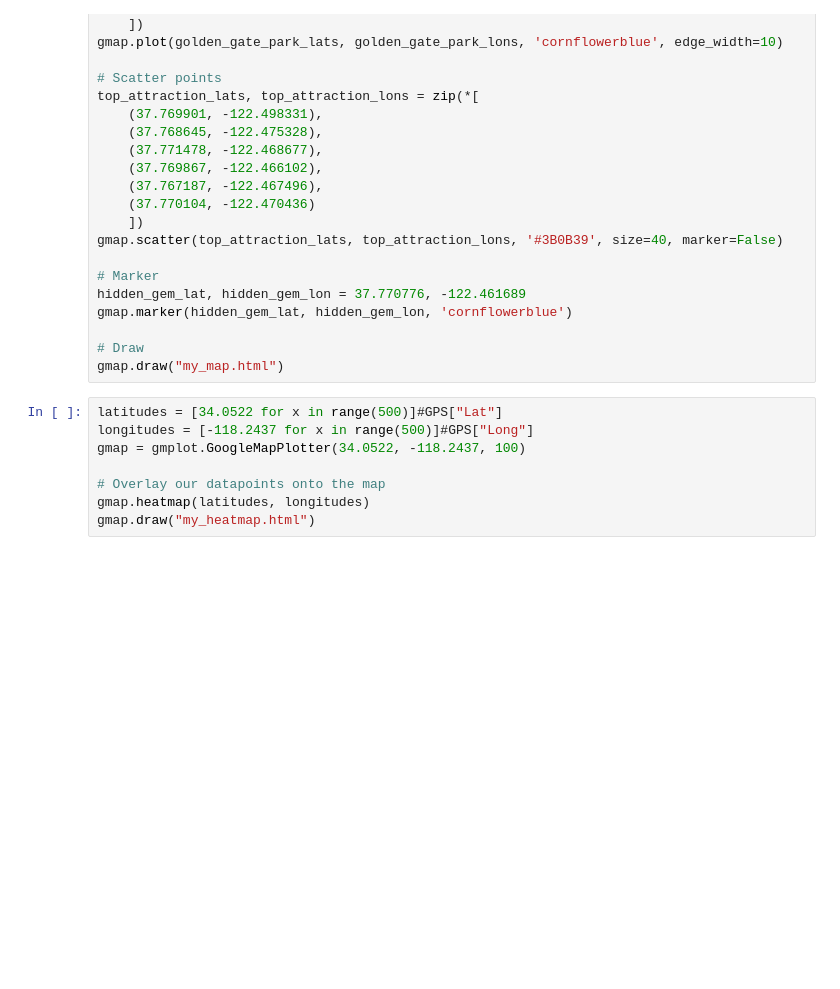
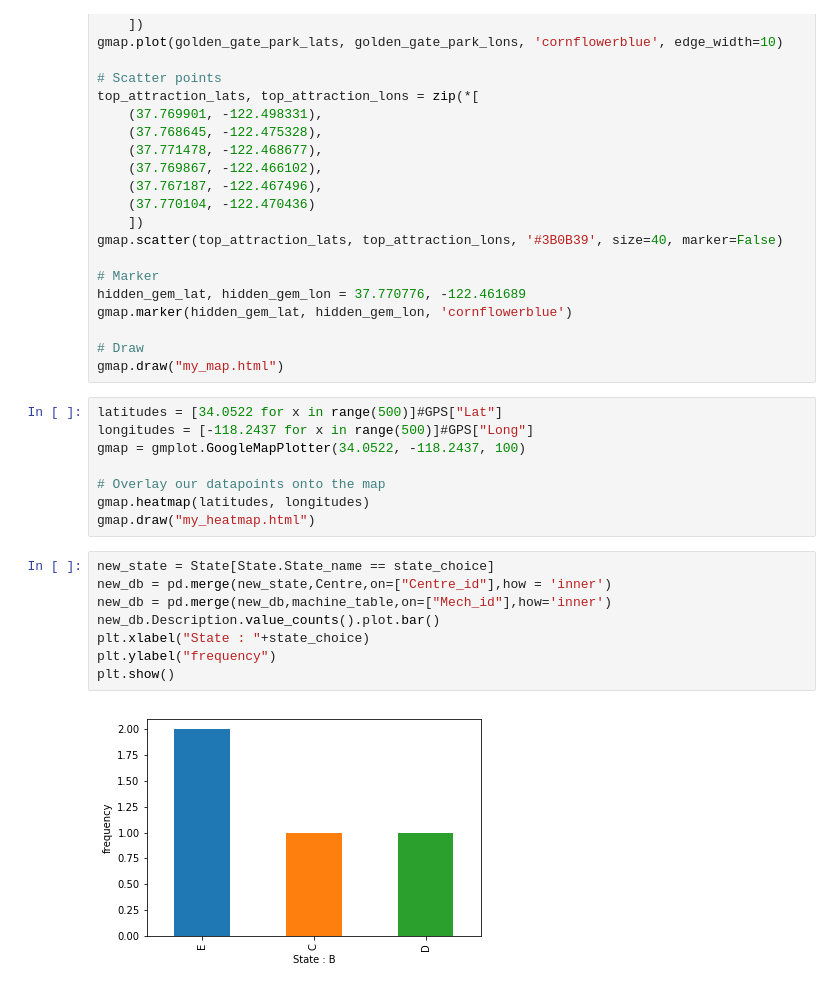
Before and after one commit to Bengaluru18/team-5, a Jupyter notebook: Web_app.ipynb, the cells around one changed output. Cells and saved outputs as stored; diff of their text form; blank space fills up the shorter version.

```diff
--- a/Web_app.ipynb
+++ b/Web_app.ipynb
@@ -302,3 +317,13 @@ gmap = gmplot.GoogleMapPlotter(34.0522, -118.2437, 100)
 # Overlay our datapoints onto the map
 gmap.heatmap(latitudes, longitudes)
 gmap.draw("my_heatmap.html")
+# %%
+new_state = State[State.State_name == state_choice]
+new_db = pd.merge(new_state,Centre,on=["Centre_id"],how = 'inner')
+new_db = pd.merge(new_db,machine_table,on=["Mech_id"],how='inner')
+new_db.Description.value_counts().plot.bar()
+plt.xlabel("State : "+state_choice)
+plt.ylabel("frequency")
+plt.show()
+# %% [output]
+[figure, added]
```
Also changed, not shown: parts of 13 cells of this notebook.
